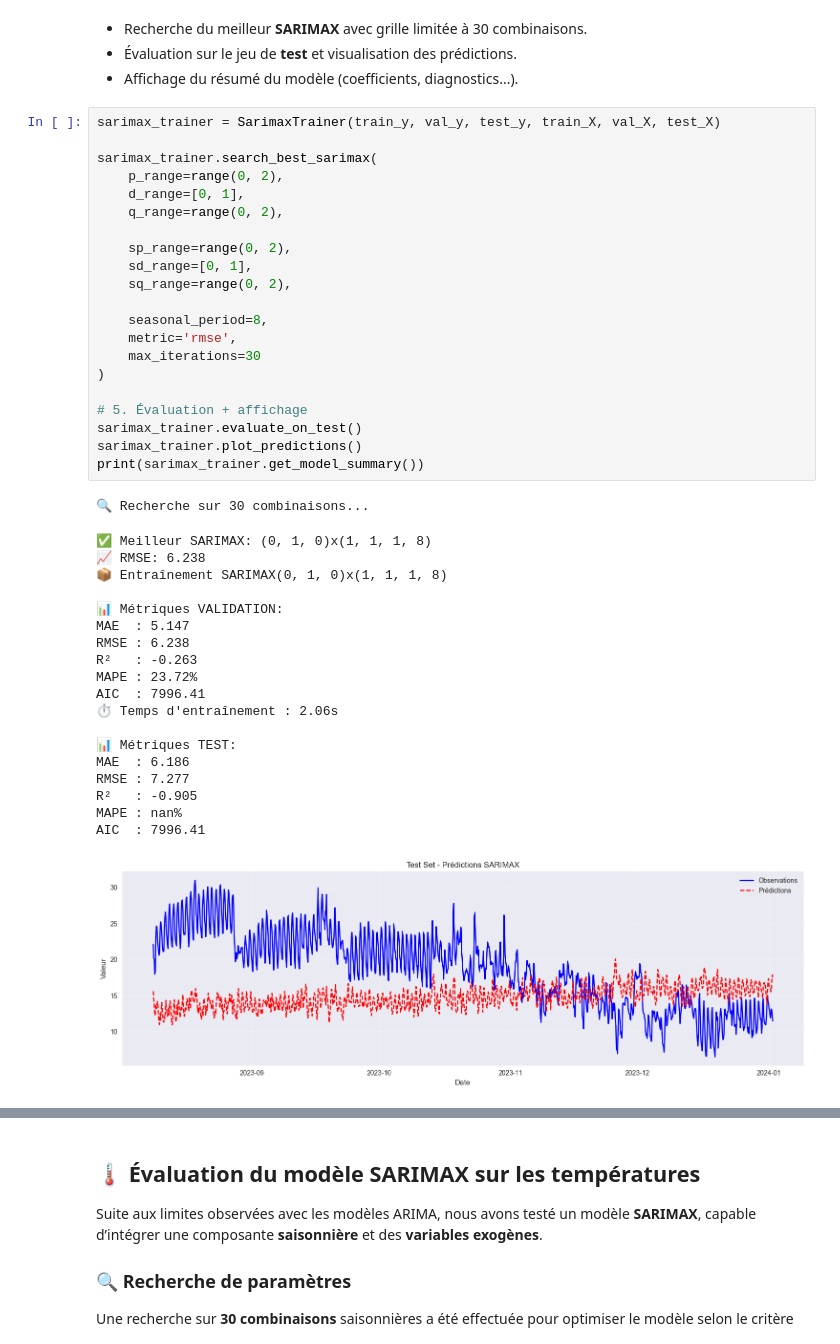
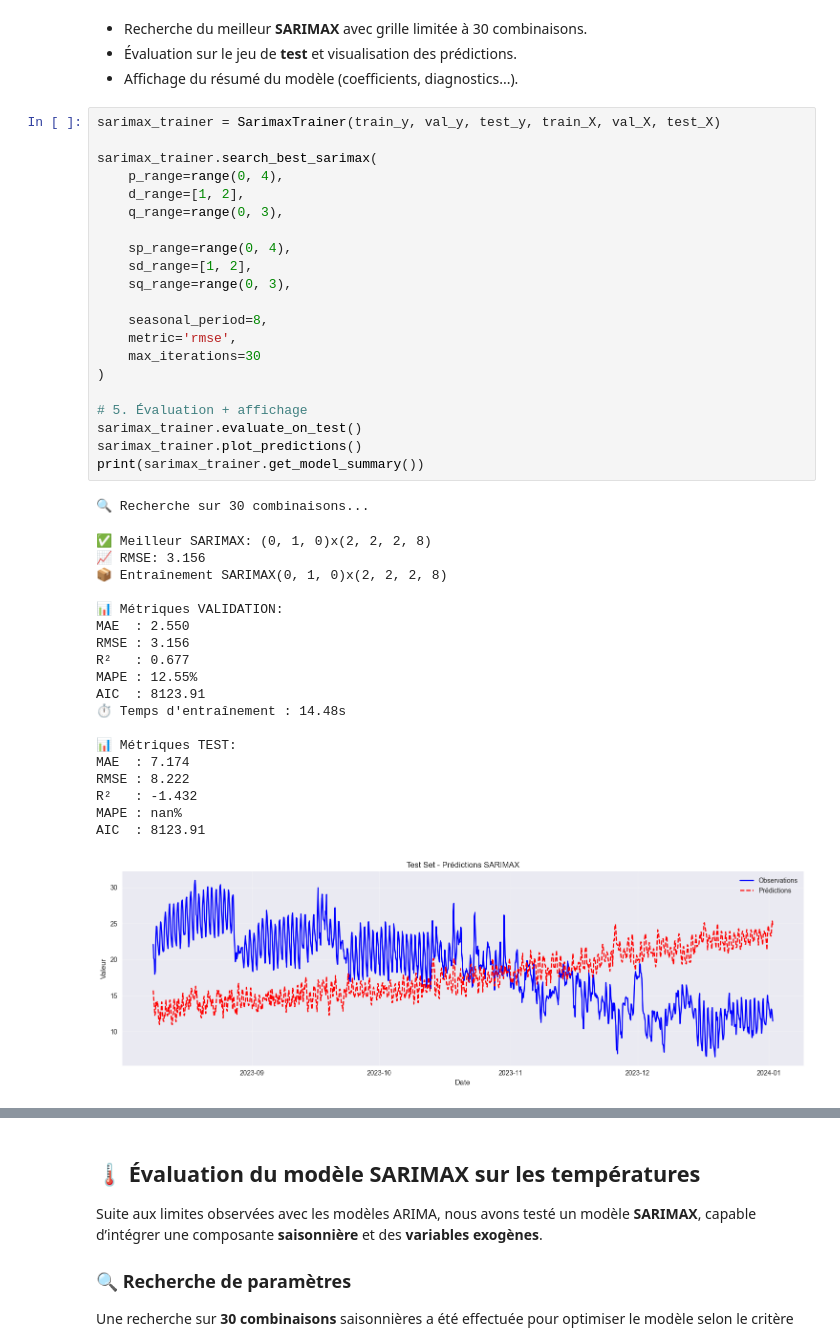
Before and after one commit to VincentChabran/tp-bihar-2025, a Jupyter notebook: notebooks/timeseries_forecasting.ipynb, the cells around one changed output, grey strips where cells are left out. Saved outputs shown, nothing was run; the diff lists cells and outputs as text.

```diff
--- a/notebooks/timeseries_forecasting.ipynb
+++ b/notebooks/timeseries_forecasting.ipynb
@@ -728,42 +730,42 @@ train_X, val_X, test_X = X[:train_end], X[train_end:val_end], X[val_end:]
 # %%
 sarimax_trainer = SarimaxTrainer(train_y, val_y, test_y, train_X, val_X, test_X)
 
 sarimax_trainer.search_best_sarimax(
-    p_range=range(0, 2),
-    d_range=[0, 1],
-    q_range=range(0, 2),
+    p_range=range(0, 4),
+    d_range=[1, 2],
+    q_range=range(0, 3),
 
-    sp_range=range(0, 2),
-    sd_range=[0, 1],
-    sq_range=range(0, 2),
+    sp_range=range(0, 4),
+    sd_range=[1, 2],
+    sq_range=range(0, 3),
 
     seasonal_period=8,
     metric='rmse',
     max_iterations=30
 )
 
 # 5. Évaluation + affichage
 sarimax_trainer.evaluate_on_test()
 sarimax_trainer.plot_predictions()
 print(sarimax_trainer.get_model_summary())
 # %% [output]
 🔍 Recherche sur 30 combinaisons...
-✅ Meilleur SARIMAX: (0, 1, 0)x(1, 1, 1, 8)
-📈 RMSE: 6.238
-📦 Entraînement SARIMAX(0, 1, 0)x(1, 1, 1, 8)
+✅ Meilleur SARIMAX: (0, 1, 0)x(2, 2, 2, 8)
+📈 RMSE: 3.156
+📦 Entraînement SARIMAX(0, 1, 0)x(2, 2, 2, 8)
 
 📊 Métriques VALIDATION:
-MAE  : 5.147
-RMSE : 6.238
-R²   : -0.263
-MAPE : 23.72%
-AIC  : 7996.41
-⏱️ Temps d'entraînement : 2.06s
+MAE  : 2.550
+RMSE : 3.156
+R²   : 0.677
+MAPE : 12.55%
+AIC  : 8123.91
+⏱️ Temps d'entraînement : 14.48s
 
 📊 Métriques TEST:
-MAE  : 6.186
-RMSE : 7.277
-R²   : -0.905
+MAE  : 7.174
+RMSE : 8.222
+R²   : -1.432
 MAPE : nan%
-AIC  : 7996.41
+AIC  : 8123.91
-[figure, old version]
+[figure, new version]
```
Also changed, not shown: parts of 10 cells of this notebook, 39 other files.
